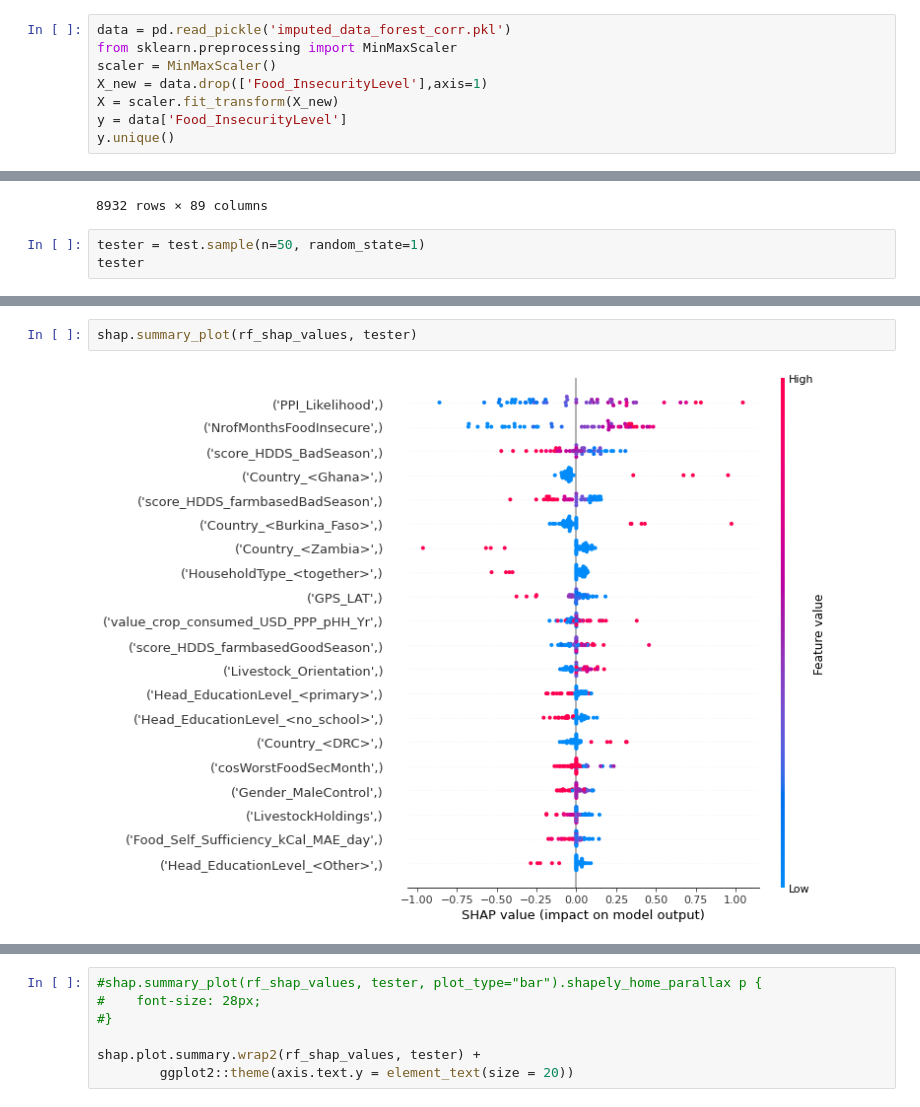
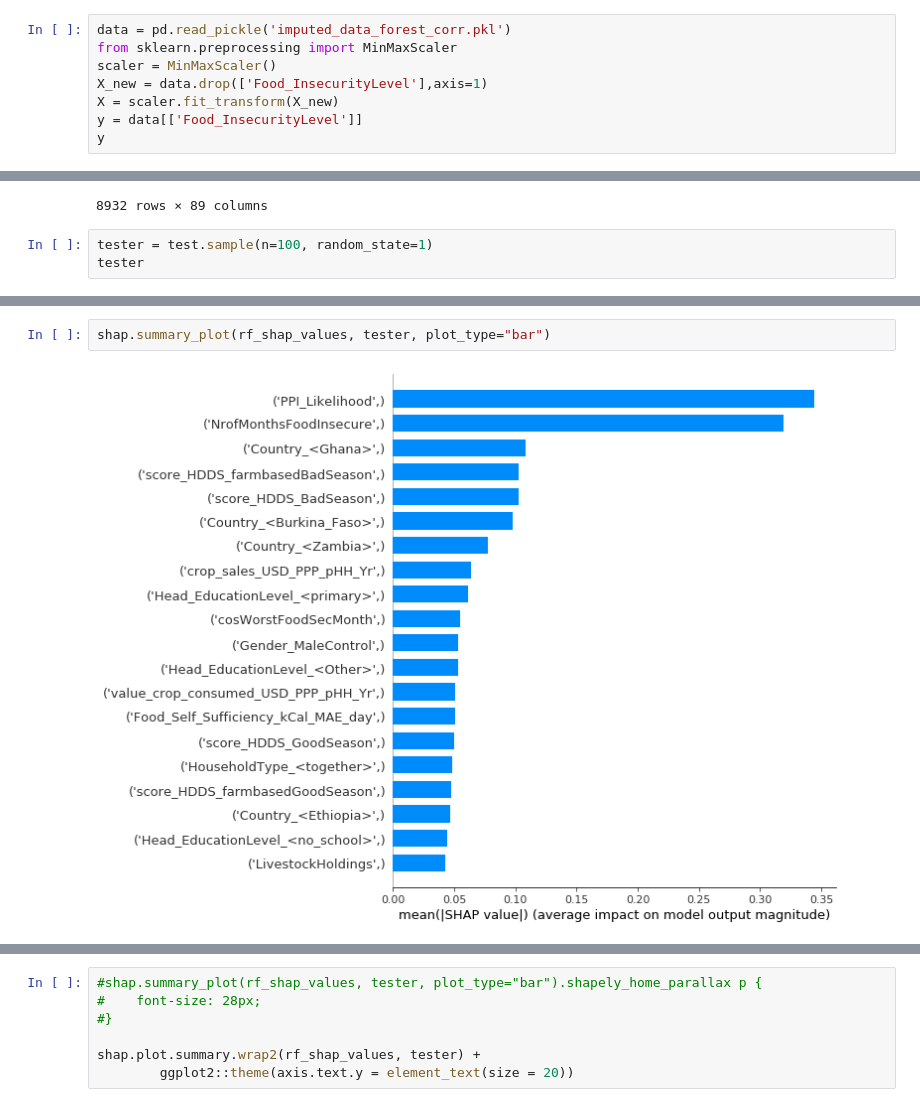
Before and after one commit to willianck/Predicting-Food-Insecurity, a Jupyter notebook: Modelling.ipynb, the cells around one changed output, grey strips where cells are left out. Drawn from its saved outputs; the diff is of its cells as text.

Commit message:
updated with more samples

```diff
--- a/Modelling.ipynb
+++ b/Modelling.ipynb
@@ -38,6 +38,6 @@ from sklearn.preprocessing import MinMaxScaler
 scaler = MinMaxScaler()
 X_new = data.drop(['Food_InsecurityLevel'],axis=1)
 X = scaler.fit_transform(X_new)
-y = data['Food_InsecurityLevel']
-y.unique()
+y = data[['Food_InsecurityLevel']]
+y
 # %% [output]
@@ -206,7 +200,7 @@ test
 | 8931 | 0.0 | 0.464442 | 0.656159 | 0.357754 | 0.5 | 0.50000 | 0.541586 | ... |
 8932 rows × 89 columns
 # %%
-tester = test.sample(n=50, random_state=1)
+tester = test.sample(n=100, random_state=1)
 tester
 # %% [output]
 |  | ITERATION | GPS_LAT | GPS_LON | GPS_ALT | HHsizemembers | LandCultivated | LivestockHoldings | ... |
@@ -240,4 +233,4 @@ shap.summary_plot(rf_shap_values, tester, plot_type="bar")
 # %%
-shap.summary_plot(rf_shap_values, tester)
+shap.summary_plot(rf_shap_values, tester, plot_type="bar")
 # %% [output]
-[figure, old version]
+[figure, new version]
```
Also changed, not shown: parts of 8 cells of this notebook, 1 other file.
